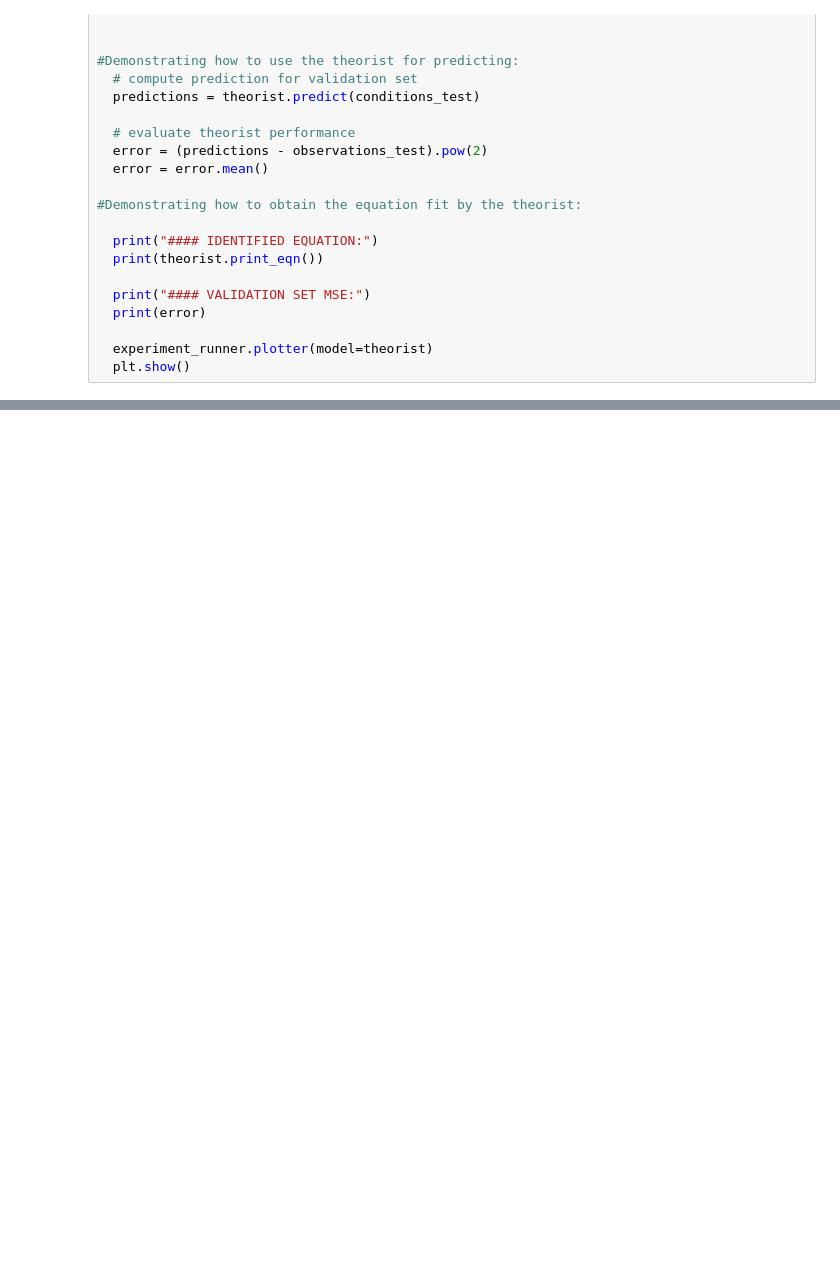
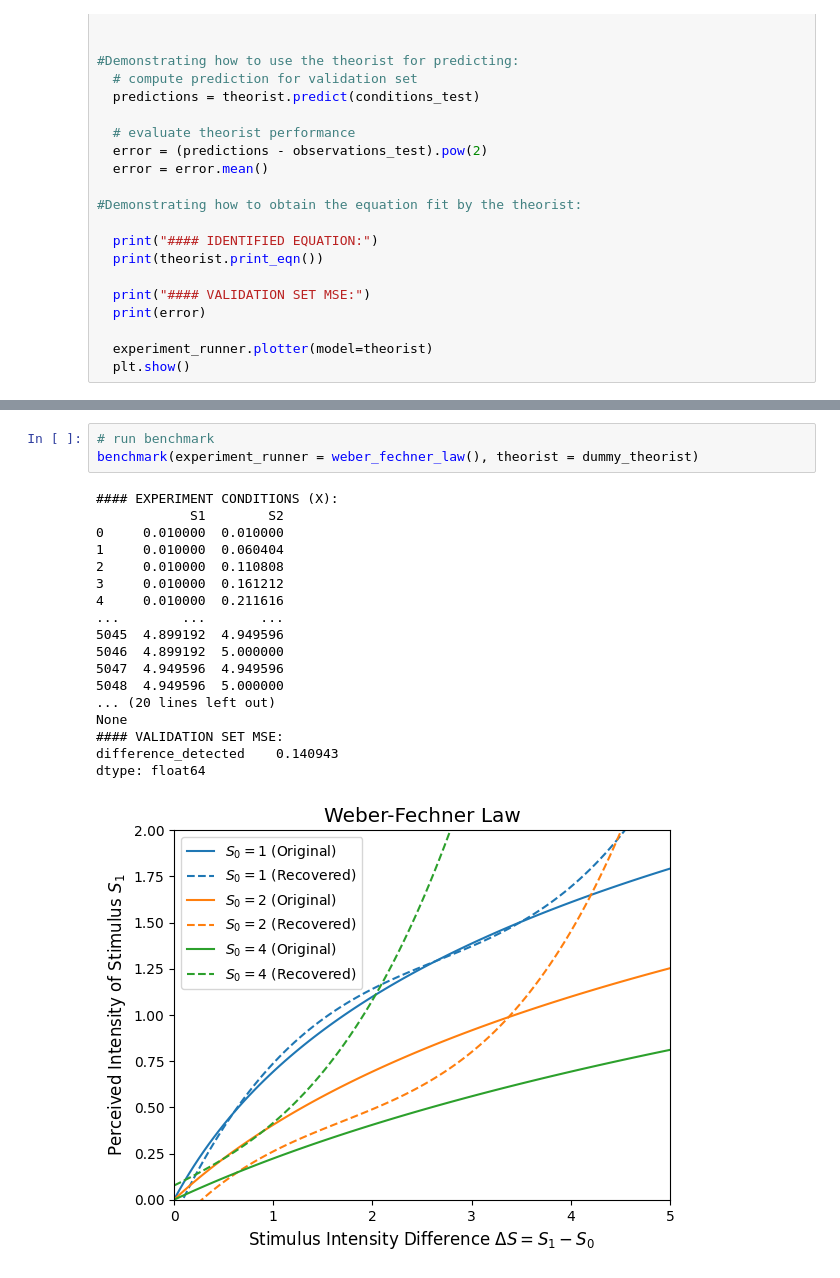
Before and after one commit to acesmeci/autora-theorist-MAFT, a Jupyter notebook: docs/Basic Usage.ipynb, the cells around one changed output, grey strips where cells are left out. Saved outputs shown, nothing was run; the diff lists cells and outputs as text; blank space fills up the shorter version.

```diff
--- a/docs/Basic Usage.ipynb
+++ b/docs/Basic Usage.ipynb
@@ -100,0 +815,22 @@ Demonstrating that the theorist can recover at least two ground truth models. (*
+# %%
+# run benchmark
+benchmark(experiment_runner = weber_fechner_law(), theorist = dummy_theorist)
+# %% [output]
+#### EXPERIMENT CONDITIONS (X):
+            S1        S2
+0     0.010000  0.010000
+1     0.010000  0.060404
+2     0.010000  0.110808
+3     0.010000  0.161212
+4     0.010000  0.211616
+...        ...       ...
+5045  4.899192  4.949596
+5046  4.899192  5.000000
+5047  4.949596  4.949596
+5048  4.949596  5.000000
+... (20 lines left out)
+None
+#### VALIDATION SET MSE:
+difference_detected    0.140943
+dtype: float64
+[figure, added]
```
Also changed, not shown: parts of 9 cells of this notebook, 1 other file.
